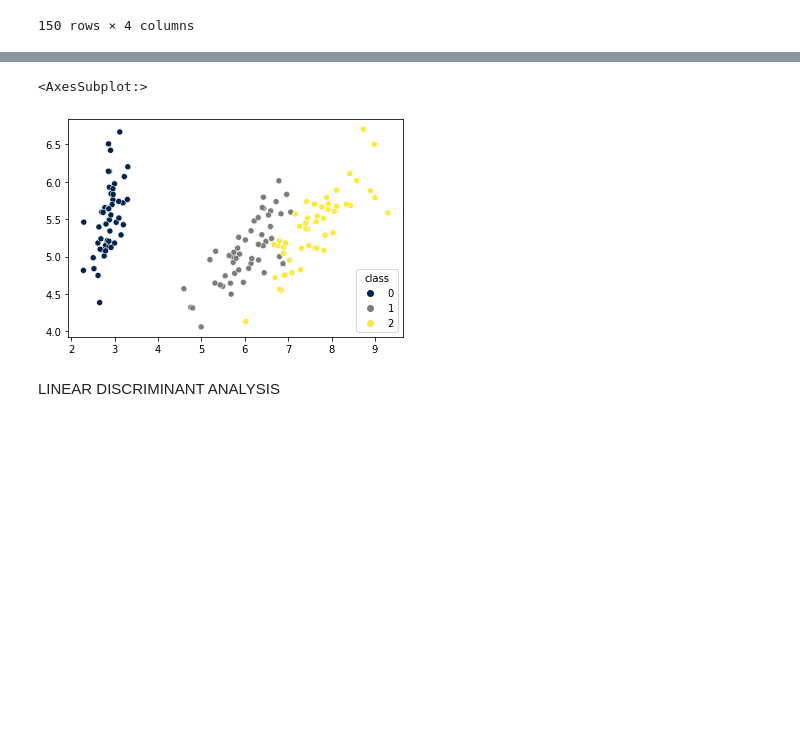
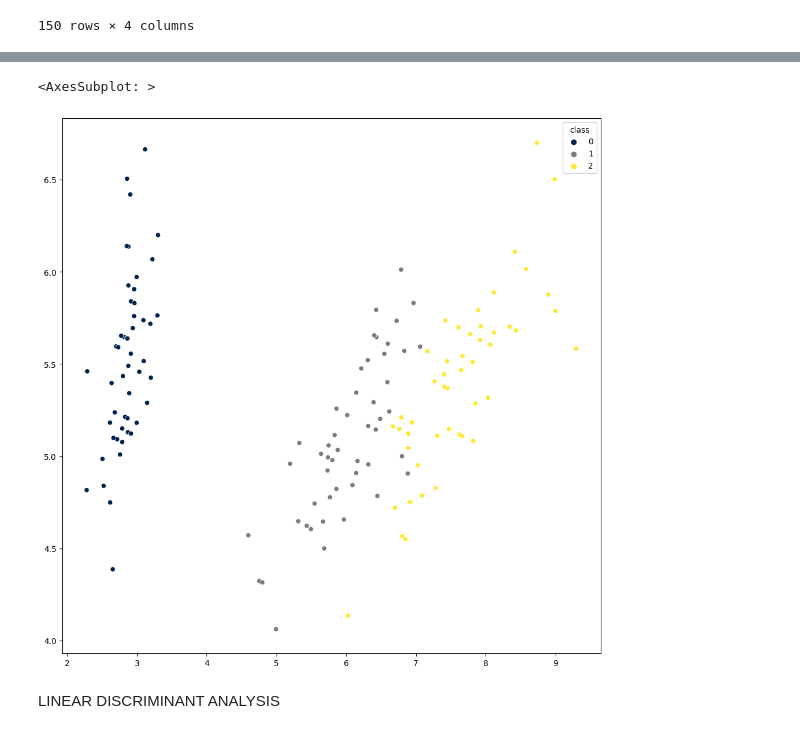
Before and after one commit to mayurondata/Essential-Mathematics-for-Machine-Leaning., a Jupyter notebook: week4.ipynb, the cells around one changed output, grey strips where cells are left out. Saved outputs shown, nothing was run; the diff lists cells and outputs as text; code cells hidden in the pictures; blank space fills up the shorter version.

```diff
--- a/week4.ipynb
+++ b/week4.ipynb
@@ -195,8 +210,10 @@ l =pc_a.transform(iris)
 # %%
-sns.scatterplot(l[: ,0] ,l[:,1] , hue=iris_target["class"], palette=  "cividis")
-# 2d representaion of the orignal 4d dataset
+plt.figure(figsize=(12, 12 ))
+sns.scatterplot(x = l[: ,0] , y = l[:,1] , hue=iris_target["class"], palette=  "cividis")
+#2d representaion of the orignal 4d dataset
+# on the horizontal axis we have the first principal component and on the vertical axis we have the second principal componenet.
 # %% [output]
-<AxesSubplot:>
+<AxesSubplot: >
-[figure, old version]
+[figure, new version]
 # %% [markdown]
 LINEAR DISCRIMINANT ANALYSIS
```
Also changed, not shown: parts of 38 cells of this notebook.
